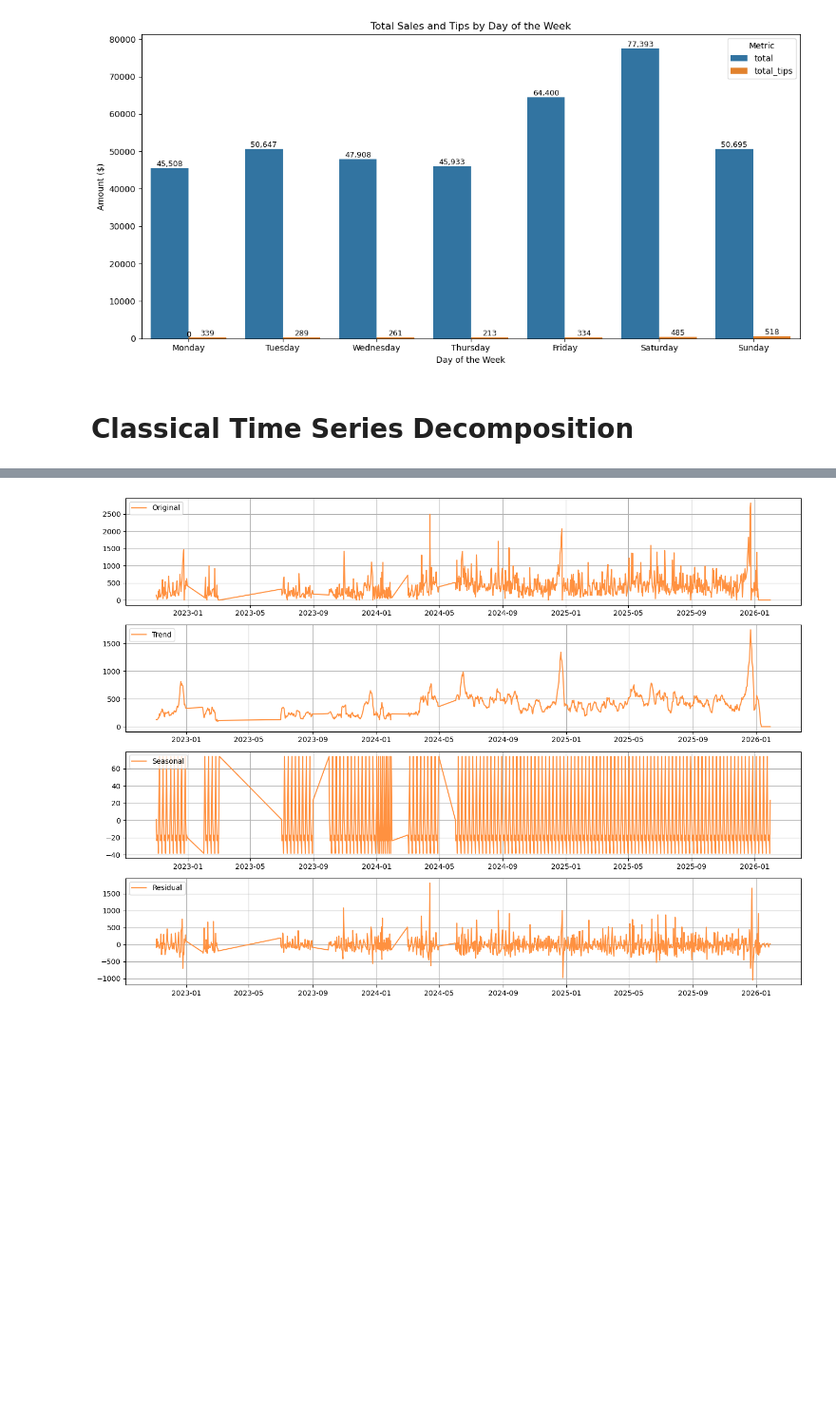
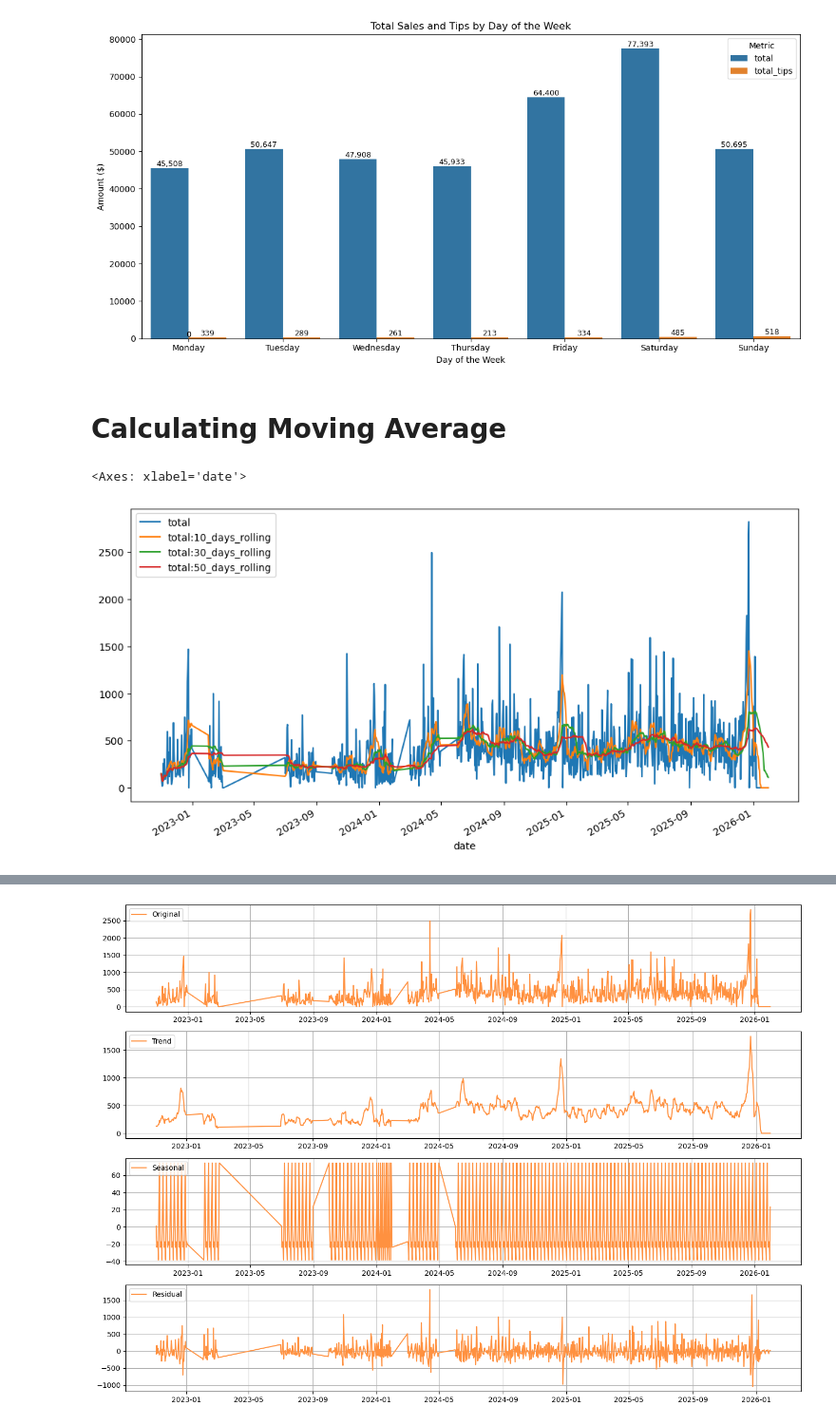
Before and after one commit to dheerajsingh718/price-prediction-model, a Jupyter notebook: notebooks/EDA.ipynb, the cells around one changed output, grey strips where cells are left out. Shown at 95% size. Cells and saved outputs as stored; diff of their text form; code cells hidden in the pictures; blank space fills up the shorter version.

Commit message:
General Changes in EDA(Moving Average section)

```diff
--- a/notebooks/EDA.ipynb
+++ b/notebooks/EDA.ipynb
@@ -604,7 +604,7 @@ plt.tight_layout()
 plt.show()
 # %% [output]
 [figure]
-# %% [markdown]
-# Classical Time Series Decomposition
+# %% [markdown]
+# Calculating Moving Average
 # %%
 # # Ensure date is index
@@ -612,0 +617,5 @@ df3.set_index("date", inplace=True)
+# %%
+df2[['total','total:10_days_rolling','total:30_days_rolling','total:50_days_rolling']].plot(figsize=(12,6))
+# %% [output]
+<Axes: xlabel='date'>
+[figure, added]
```
Also changed, not shown: parts of 18 cells of this notebook.
